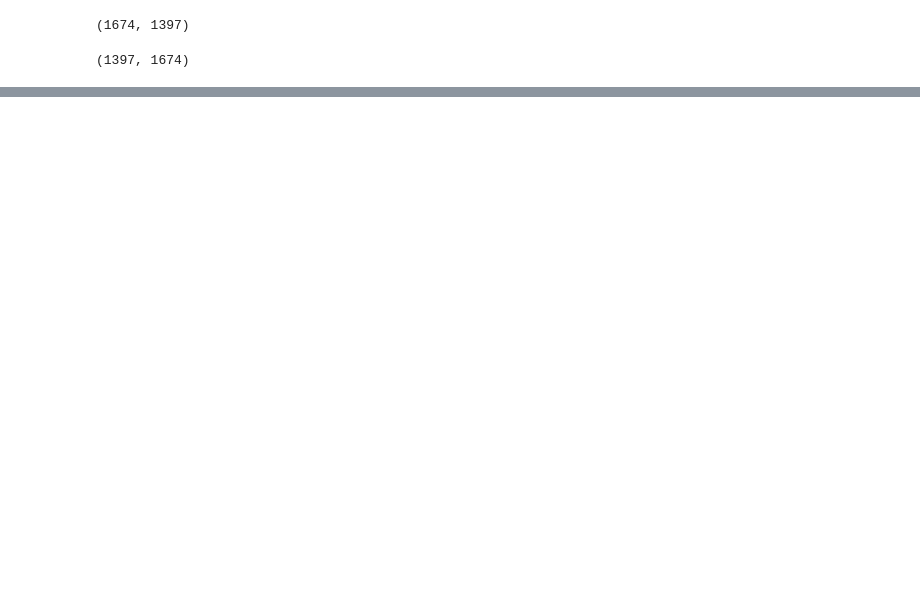
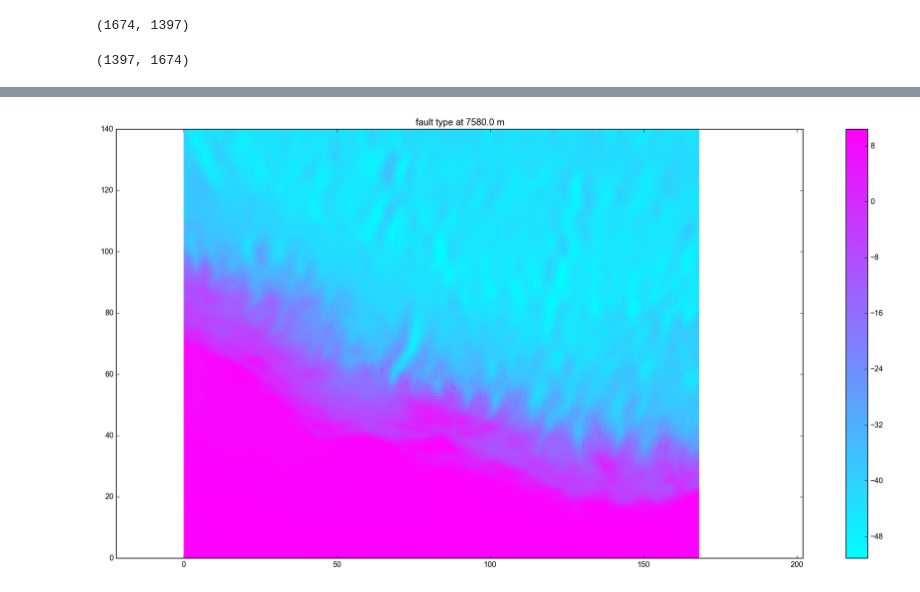
Before and after one commit to cossatot/wnfs_stress, a Jupyter notebook: notebooks/fault_kin_from_princ_stresses.ipynb, the cells around one changed output, grey strips where cells are left out. Saved outputs shown, nothing was run; the diff lists cells and outputs as text; code cells hidden in the pictures; blank space fills up the shorter version.

```diff
--- a/notebooks/fault_kin_from_princ_stresses.ipynb
+++ b/notebooks/fault_kin_from_princ_stresses.ipynb
@@ -176,3 +293,5 @@ def_styles = np.array(def_styles)
+# %%
+opt_c = opt_coulomb_stress_array(sd, n_skip, 0.)
 # %%
 def_styles.shape
 # %% [output]
@@ -233,0 +358,12 @@ plt.show()
+# %%
+plt.figure(figsize=(20,10))
+
+p = plt.pcolormesh(opt_c, cmap='cool')#, vmax=90, vmin=-90)
+plt.colorbar()
+#plt.contour(def_styles, [30, -30], colors='k', lw=0.25)
+plt.axis('equal')
+plt.title('fault type at {} m'.format(depth))
+
+plt.show()
+# %% [output]
+[figure, added]
```
Also changed, not shown: parts of 25 cells of this notebook, 18 other files.
